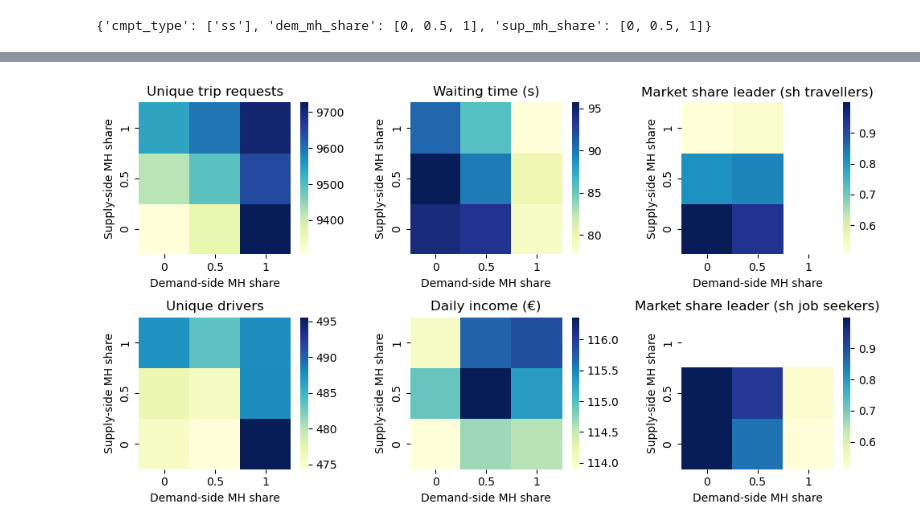
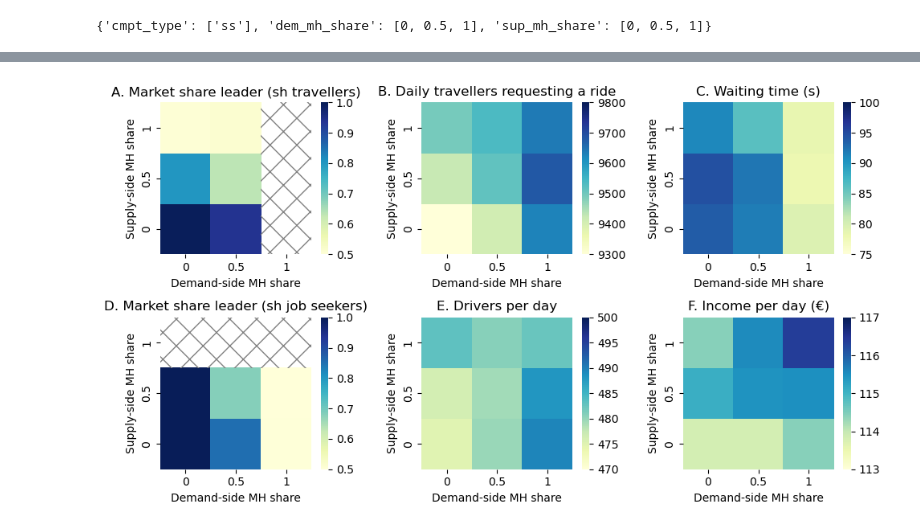
Before and after one commit to Arjan-de-R/FleetMaaS, a Jupyter notebook: evaluation/studies/homing_cmpt/plots-2D.ipynb, the cells around one changed output, grey strips where cells are left out. Cells and saved outputs as stored; diff of their text form; code cells hidden in the pictures.

```diff
--- a/evaluation/studies/homing_cmpt/plots-2D.ipynb
+++ b/evaluation/studies/homing_cmpt/plots-2D.ipynb
@@ -3,6 +3,7 @@
 study_name = 'homing_cmpt'
 var_dict = {'cmpt_type': ['ss'], 'dem_mh_share': [0, 0.5, 1], 'sup_mh_share': [0, 0.5, 1]}  # assumes full enumeration
 ref_value = [0, 0]
+experiment_name = 'multi-homing'
 # %%
 import os
 import pickle
@@ -13,6 +14,13 @@ import itertools
 import seaborn as sns
 path = os.getcwd()
 res_path = path
+# %%
+# Make folder for experiment if it doesn't exist
+experiment_path = os.path.join(res_path, 'plots', experiment_name)
+if not os.path.exists(os.path.join(res_path, 'plots')):
+    os.mkdir(os.path.join(res_path, 'plots'))
+if not os.path.exists(experiment_path):
+    os.mkdir(experiment_path)
 # %%
 # Determine scenarios - enumerating based on input
 keys, values_lists = zip(*var_dict.items())
@@ -184,8 +192,8 @@ market_df['service_rate_1'] = aggr_dem_reset.gets_offer_1 / aggr_dem_reset.reque
 # plt.savefig('Select-indicators.png', facecolor='w')
 # # plt.show()
 # %%
-conv_steady_days = 10
-moving_average_days = 75
+conv_steady_days = 25
+moving_average_days = 125
 eql_dem = aggr_dem.groupby(['label']).tail(conv_steady_days + moving_average_days).groupby(['label']).mean()
 eql_sup = aggr_sup.groupby(['label']).tail(conv_steady_days + moving_average_days).groupby(['label']).mean()
 # %%
@@ -503,61 +511,86 @@ select_dem_cols = ['unique_requests', 'xp_wait','req_rel_largest']
 select_sup_cols = ['unique_drivers', 'exp_inc', 'ptcp_rel_largest']
 
 select_df = pd.concat([df_dem[['dem_mh_share','sup_mh_share']], df_dem[select_dem_cols], df_sup[select_sup_cols]], axis=1)
 
 # select_df['dem_mh_share'] = select_df['dem_mh_share'] * 100
 # select_df['sup_mh_share'] = select_df['sup_mh_share'] * 100
 
 fig, axes = plt.subplots(2, len(select_dem_cols), figsize=(10, 5.5))
 
 # Plot 0
+x = 0
+y = 1
 pivot_df = select_df.pivot(index='sup_mh_share', columns='dem_mh_share', values='unique_requests')
-sns.heatmap(pivot_df, cmap="YlGnBu", ax=axes[0, 0])  # Adjust cmap as needed
-axes[0, 0].set_title('Unique trip requests')  # Set the title for each subplot
-axes[0, 0].invert_yaxis()
-axes[0, 0].set_xlabel('Demand-side MH share')
-axes[0, 0].set_ylabel('Supply-side MH share')
+sns.heatmap(pivot_df, cmap="YlGnBu", ax=axes[x, y], vmin=9300, vmax=9800)  # Adjust cmap as needed
+axes[x, y].set_title('B. Daily travellers requesting a ride')  # Set the title for each subplot
+axes[x, y].invert_yaxis()
+axes[x, y].set_xlabel('Demand-side MH share')
+axes[x, y].set_ylabel('Supply-side MH share')
 
 # Plot 1
+x = 0
+y = 2
 pivot_df = select_df.pivot(index='sup_mh_share', columns='dem_mh_share', values='xp_wait')
-sns.heatmap(pivot_df, cmap="YlGnBu", ax=axes[0, 1])  # Adjust cmap as needed
-axes[0, 1].set_title('Waiting time (s)')  # Set the title for each subplot
-axes[0, 1].invert_yaxis()
-axes[0, 1].set_xlabel('Demand-side MH share')
-axes[0, 1].set_ylabel('Supply-side MH share')
+sns.heatmap(pivot_df, cmap="YlGnBu", ax=axes[x, y], vmin=75, vmax=100)  # Adjust cmap as needed
+axes[x, y].set_title('C. Waiting time (s)')  # Set the title for each subplot
+axes[x, y].invert_yaxis()
+axes[x, y].set_xlabel('Demand-side MH share')
+axes[x, y].set_ylabel('Supply-side MH share')
 
 # Plot 2
+x = 0
+y = 0
 pivot_df = select_df.pivot(index='sup_mh_share', columns='dem_mh_share', values='req_rel_largest')
-sns.heatmap(pivot_df, cmap="YlGnBu", ax=axes[0, 2])  # Adjust cmap as needed
-axes[0, 2].set_title('Market share leader (sh travellers)')  # Set the title for each subplot
-axes[0, 2].invert_yaxis()
-axes[0, 2].set_xlabel('Demand-side MH share')
-axes[0, 2].set_ylabel('Supply-side MH share')
+sns.heatmap(pivot_df, cmap="YlGnBu", ax=axes[x, y], vmin=0.5, vmax=1)  # Adjust cmap as needed
+axes[x, y].set_title('A. Market share leader (sh travellers)')  # Set the title for each subplot
+axes[x, y].invert_yaxis()
+axes[x, y].set_xlabel('Demand-side MH share')
+axes[x, y].set_ylabel('Supply-side MH share')
+# Overlay the NaN values with hatch pattern
+nan_mask = pivot_df.isna()
+for i in range(pivot_df.shape[0]):
+    for j in range(pivot_df.shape[1]):
+        if nan_mask.iloc[i, j]:
+            axes[x, y].add_patch(plt.Rectangle((j, i), 1, 1, hatch='x', fill=False, edgecolor='grey', lw=0))
 
 # Plot 3
+x = 1
+y = 1
 pivot_df = select_df.pivot(index='sup_mh_share', columns='dem_mh_share', values='unique_drivers')
-sns.heatmap(pivot_df, cmap="YlGnBu", ax=axes[1, 0])  # Adjust cmap as needed
-axes[1, 0].set_title('Unique drivers')  # Set the title for each subplot
-axes[1, 0].invert_yaxis()
-axes[1, 0].set_xlabel('Demand-side MH share')
-axes[1, 0].set_ylabel('Supply-side MH share')
+sns.heatmap(pivot_df, cmap="YlGnBu", ax=axes[x, y], vmin=470, vmax=500)  # Adjust cmap as needed
+axes[x, y].set_title('E. Drivers per day')  # Set the title for each subplot
+axes[x, y].invert_yaxis()
+axes[x, y].set_xlabel('Demand-side MH share')
+axes[x, y].set_ylabel('Supply-side MH share')
 
 # Plot 4
+x = 1
+y = 2
 pivot_df = select_df.pivot(index='sup_mh_share', columns='dem_mh_share', values='exp_inc')
-sns.heatmap(pivot_df, cmap="YlGnBu", ax=axes[1, 1])  # Adjust cmap as needed
-axes[1, 1].set_title('Daily income (€)')  # Set the title for each subplot
-axes[1, 1].invert_yaxis()
-axes[1, 1].set_xlabel('Demand-side MH share')
-axes[1, 1].set_ylabel('Supply-side MH share')
+sns.heatmap(pivot_df, cmap="YlGnBu", ax=axes[x, y], vmin=113, vmax=117)  # Adjust cmap as needed
+axes[x, y].set_title('F. Income per day (€)')  # Set the title for each subplot
+axes[x, y].invert_yaxis()
+axes[x, y].set_xlabel('Demand-side MH share')
+axes[x, y].set_ylabel('Supply-side MH share')
 
 # Plot 5
+x = 1
+y = 0
 pivot_df = select_df.pivot(index='sup_mh_share', columns='dem_mh_share', values='ptcp_rel_largest')
-sns.heatmap(pivot_df, cmap="YlGnBu", ax=axes[1, 2])  # Adjust cmap as needed
-axes[1, 2].set_title('Market share leader (sh job seekers)')  # Set the title for each subplot
-axes[1, 2].invert_yaxis()
-axes[1, 2].set_xlabel('Demand-side MH share')
-axes[1, 2].set_ylabel('Supply-side MH share')
+sns.heatmap(pivot_df, cmap="YlGnBu", ax=axes[x, y], vmin=0.5, vmax=1)  # Adjust cmap as needed
+axes[x, y].set_title('D. Market share leader (sh job seekers)')  # Set the title for each subplot
+axes[x, y].invert_yaxis()
+axes[x, y].set_xlabel('Demand-side MH share')
+axes[x, y].set_ylabel('Supply-side MH share')
+# Overlay the NaN values with hatch pattern
+nan_mask = pivot_df.isna()
+for i in range(pivot_df.shape[0]):
+    for j in range(pivot_df.shape[1]):
+        if nan_mask.iloc[i, j]:
+            axes[x, y].add_patch(plt.Rectangle((j, i), 1, 1, hatch='x', fill=False, edgecolor='grey', lw=0))
 
 plt.tight_layout()  # Adjust layout
+plt.savefig(os.path.join(experiment_path,'main_kpis.png'), facecolor='w')
 plt.show()
 # %% [output]
-[figure, old version]
+[figure, new version]
```
Also changed, not shown: parts of 14 cells of this notebook, 6 other files.
